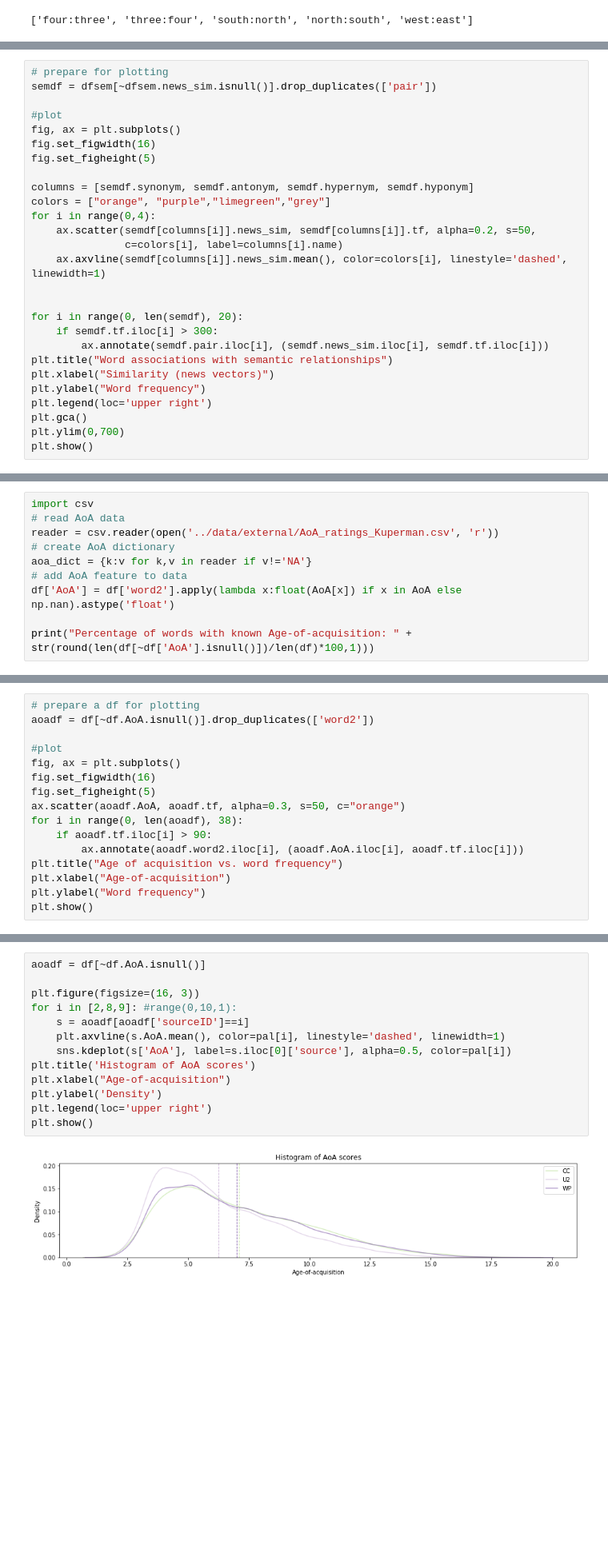
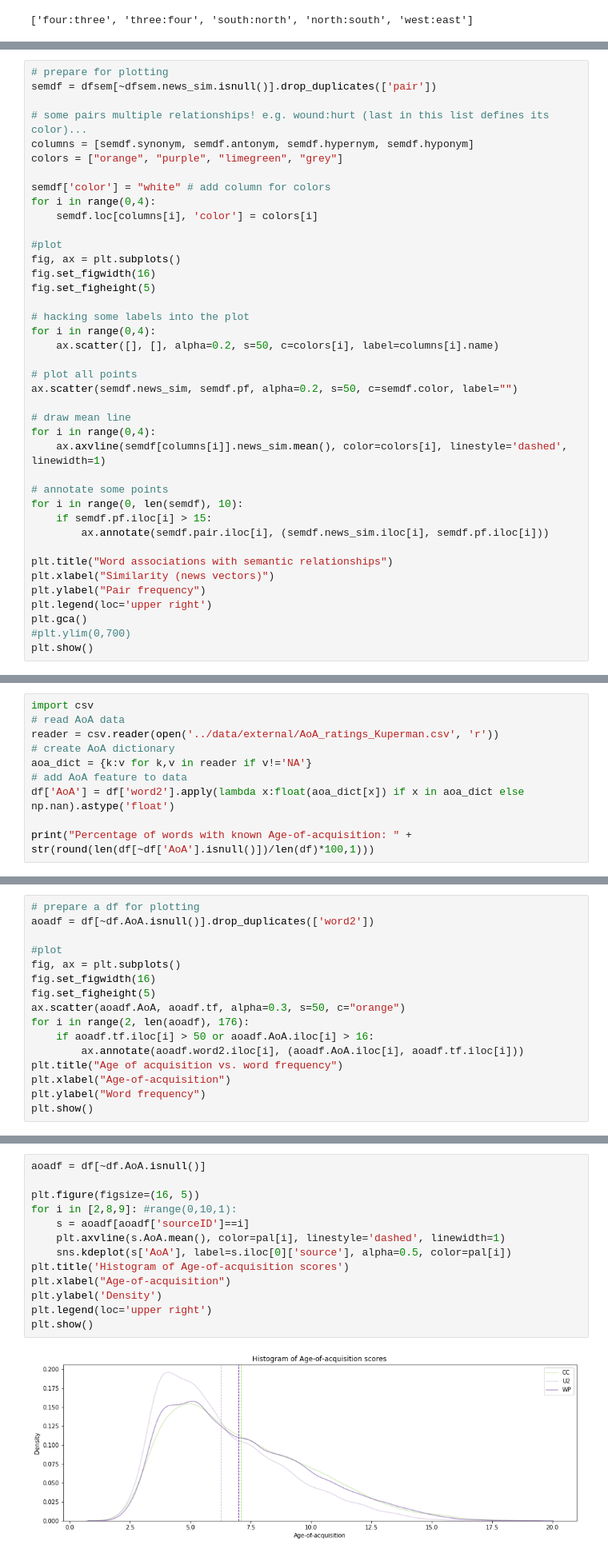
Before and after one commit to louweal/wordgame, a Jupyter notebook: notebooks/Word Association Analysis.ipynb, the cells around one changed output, grey strips where cells are left out. Shown at 80% size. Cells and saved outputs as stored; diff of their text form; blank space fills up the shorter version.

```diff
--- a/notebooks/Word Association Analysis.ipynb
+++ b/notebooks/Word Association Analysis.ipynb
@@ -582,28 +590,41 @@ Percentage of pairs with semantic relationship(s): 6.52
 # %%
 # prepare for plotting
 semdf = dfsem[~dfsem.news_sim.isnull()].drop_duplicates(['pair'])
+
+# some pairs multiple relationships! e.g. wound:hurt (last in this list defines its color)...
+columns = [semdf.synonym, semdf.antonym, semdf.hypernym, semdf.hyponym]
+colors = ["orange", "purple", "limegreen", "grey"]
+
+semdf['color'] = "white" # add column for colors
+for i in range(0,4):
+    semdf.loc[columns[i], 'color'] = colors[i]
 
 #plot
 fig, ax = plt.subplots()
 fig.set_figwidth(16)
 fig.set_figheight(5)
 
-columns = [semdf.synonym, semdf.antonym, semdf.hypernym, semdf.hyponym]
-colors = ["orange", "purple","limegreen","grey"]
+# hacking some labels into the plot
 for i in range(0,4):
-    ax.scatter(semdf[columns[i]].news_sim, semdf[columns[i]].tf, alpha=0.2, s=50,
-               c=colors[i], label=columns[i].name)
+    ax.scatter([], [], alpha=0.2, s=50, c=colors[i], label=columns[i].name)
+
+# plot all points
+ax.scatter(semdf.news_sim, semdf.pf, alpha=0.2, s=50, c=semdf.color, label="")
+
+# draw mean line
+for i in range(0,4):
     ax.axvline(semdf[columns[i]].news_sim.mean(), color=colors[i], linestyle='dashed', linewidth=1)
 
+# annotate some points
+for i in range(0, len(semdf), 10):
+    if semdf.pf.iloc[i] > 15:
+        ax.annotate(semdf.pair.iloc[i], (semdf.news_sim.iloc[i], semdf.pf.iloc[i]))
 
-for i in range(0, len(semdf), 20):
-    if semdf.tf.iloc[i] > 300:
-        ax.annotate(semdf.pair.iloc[i], (semdf.news_sim.iloc[i], semdf.tf.iloc[i]))
 plt.title("Word associations with semantic relationships")
 plt.xlabel("Similarity (news vectors)")
-plt.ylabel("Word frequency")
+plt.ylabel("Pair frequency")
 plt.legend(loc='upper right')
 plt.gca()
-plt.ylim(0,700)
+#plt.ylim(0,700)
 plt.show()
 # %% [output]
@@ -620,7 +641,7 @@ reader = csv.reader(open('../data/external/AoA_ratings_Kuperman.csv', 'r'))
 # create AoA dictionary
 aoa_dict = {k:v for k,v in reader if v!='NA'}
 # add AoA feature to data
-df['AoA'] = df['word2'].apply(lambda x:float(AoA[x]) if x in AoA else np.nan).astype('float')
+df['AoA'] = df['word2'].apply(lambda x:float(aoa_dict[x]) if x in aoa_dict else np.nan).astype('float')
 
 print("Percentage of words with known Age-of-acquisition: " + str(round(len(df[~df['AoA'].isnull()])/len(df)*100,1)))
 # %% [output]
@@ -634,8 +655,8 @@ fig, ax = plt.subplots()
 fig.set_figwidth(16)
 fig.set_figheight(5)
 ax.scatter(aoadf.AoA, aoadf.tf, alpha=0.3, s=50, c="orange")
-for i in range(0, len(aoadf), 38):
-    if aoadf.tf.iloc[i] > 90:
+for i in range(2, len(aoadf), 176):
+    if aoadf.tf.iloc[i] > 50 or aoadf.AoA.iloc[i] > 16:
         ax.annotate(aoadf.word2.iloc[i], (aoadf.AoA.iloc[i], aoadf.tf.iloc[i]))
 plt.title("Age of acquisition vs. word frequency")
 plt.xlabel("Age-of-acquisition")
@@ -646,18 +667,18 @@ plt.show()
 # %%
 aoadf = df[~df.AoA.isnull()]
 
-plt.figure(figsize=(16, 3))
+plt.figure(figsize=(16, 5))
 for i in [2,8,9]: #range(0,10,1):
     s = aoadf[aoadf['sourceID']==i]
     plt.axvline(s.AoA.mean(), color=pal[i], linestyle='dashed', linewidth=1)
     sns.kdeplot(s['AoA'], label=s.iloc[0]['source'], alpha=0.5, color=pal[i])
-plt.title('Histogram of AoA scores')
+plt.title('Histogram of Age-of-acquisition scores')
 plt.xlabel("Age-of-acquisition")
 plt.ylabel('Density')
 plt.legend(loc='upper right')
 plt.show()
 # %% [output]
-[figure, old version]
+[figure, new version]
 # %% [markdown]
 #### Concreteness rating
 Another phycholinguistic variable is the concreteness rating. (source: http://crr.ugent.be/archives/1330). Words like 'fire' have a high concreteness rating, whereas words like 'fail' and 'generic' have low concreteness ratings.
```
Also changed, not shown: parts of 38 cells of this notebook.
